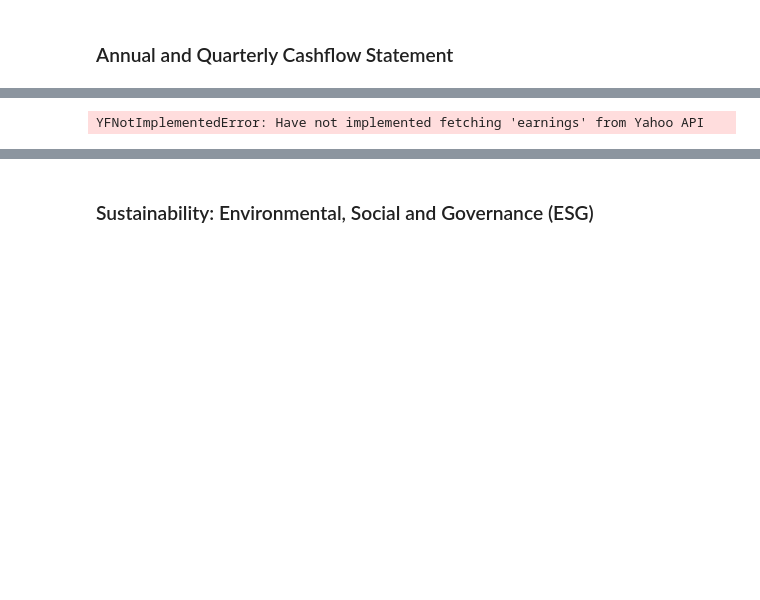
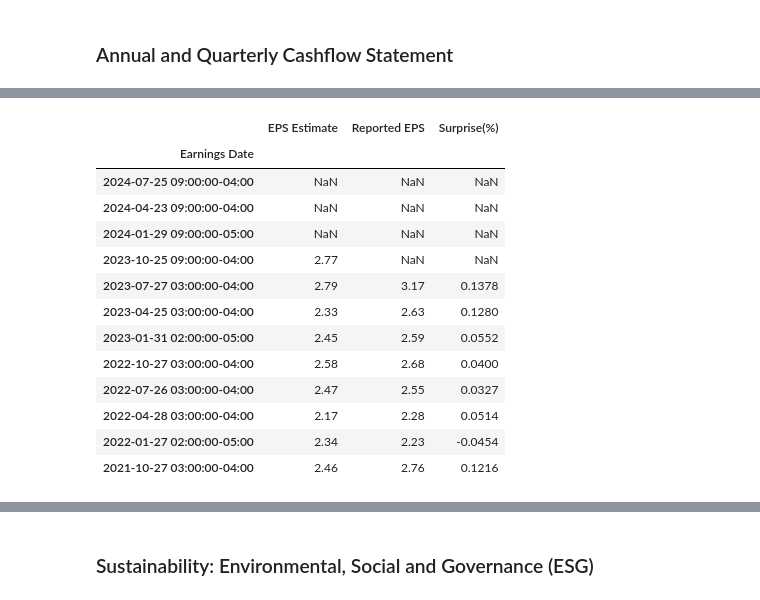
Before and after one commit to maruk0chan/Machine-Learning-for-Algorithmic-Trading-Second-Edition, a Jupyter notebook: 02_market_and_fundamental_data/03_data_providers/02_yfinance_demo.ipynb, the cells around one changed output, grey strips where cells are left out. Drawn from its saved outputs; the diff is of its cells as text; code cells hidden in the pictures; blank space fills up the shorter version.

```diff
--- a/02_market_and_fundamental_data/03_data_providers/02_yfinance_demo.ipynb
+++ b/02_market_and_fundamental_data/03_data_providers/02_yfinance_demo.ipynb
@@ -203,5 +221,18 @@ ticker.quarterly_cashflow
 # %%
-ticker.earnings
+ticker.earnings_dates
 # %% [output]
-YFNotImplementedError: Have not implemented fetching 'earnings' from Yahoo API
+|  | EPS Estimate | Reported EPS | Surprise(%) |
+| Earnings Date |  |  |  |
+| 2024-07-25 09:00:00-04:00 | NaN | NaN | NaN |
+| 2024-04-23 09:00:00-04:00 | NaN | NaN | NaN |
+| 2024-01-29 09:00:00-05:00 | NaN | NaN | NaN |
+| 2023-10-25 09:00:00-04:00 | 2.77 | NaN | NaN |
+| 2023-07-27 03:00:00-04:00 | 2.79 | 3.17 | 0.1378 |
+| 2023-04-25 03:00:00-04:00 | 2.33 | 2.63 | 0.1280 |
+| 2023-01-31 02:00:00-05:00 | 2.45 | 2.59 | 0.0552 |
+| 2022-10-27 03:00:00-04:00 | 2.58 | 2.68 | 0.0400 |
+| 2022-07-26 03:00:00-04:00 | 2.47 | 2.55 | 0.0327 |
+| 2022-04-28 03:00:00-04:00 | 2.17 | 2.28 | 0.0514 |
+| 2022-01-27 02:00:00-05:00 | 2.34 | 2.23 | -0.0454 |
+| 2021-10-27 03:00:00-04:00 | 2.46 | 2.76 | 0.1216 |
 # %%
```
Also changed, not shown: parts of 9 cells of this notebook.
